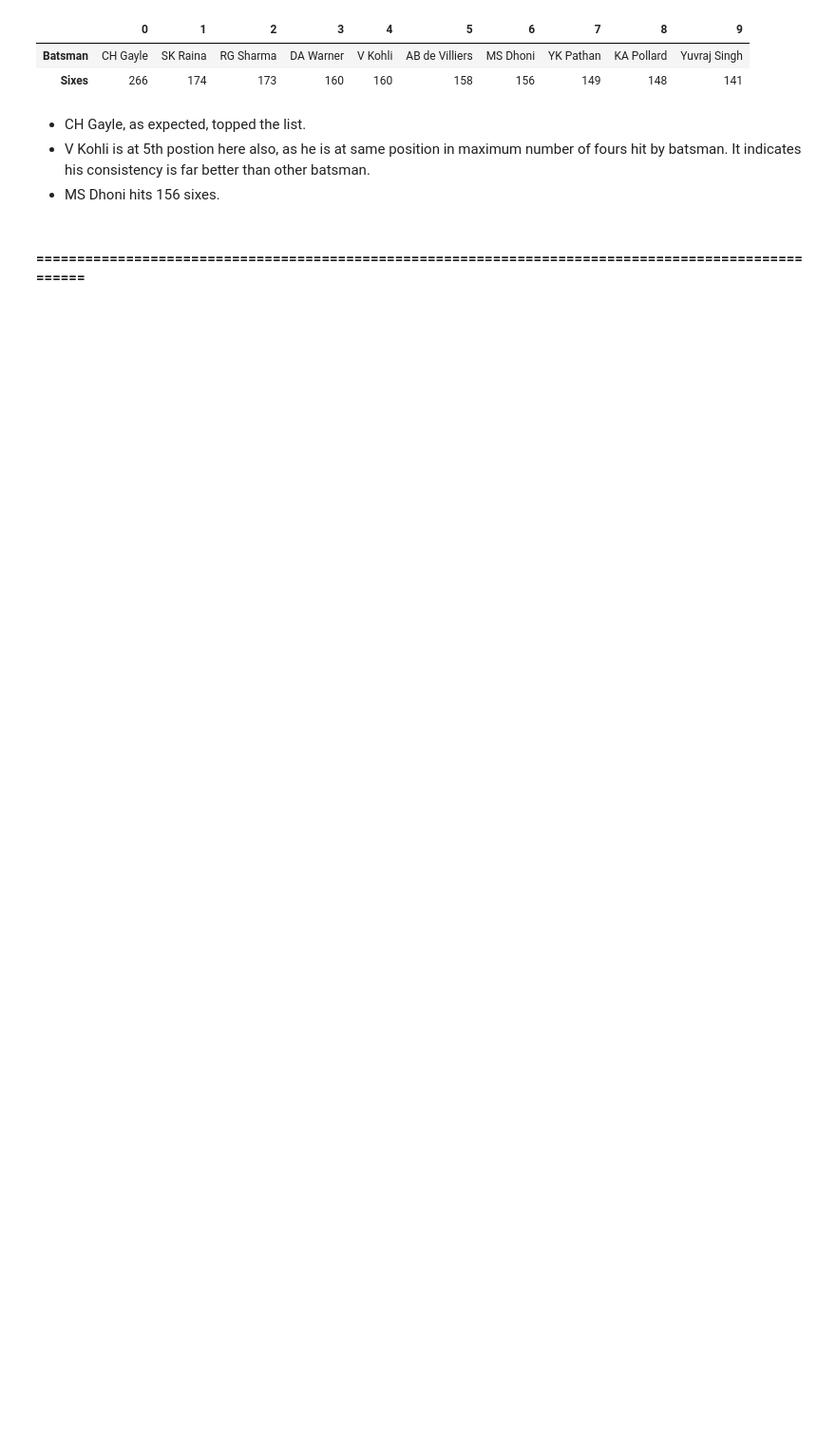
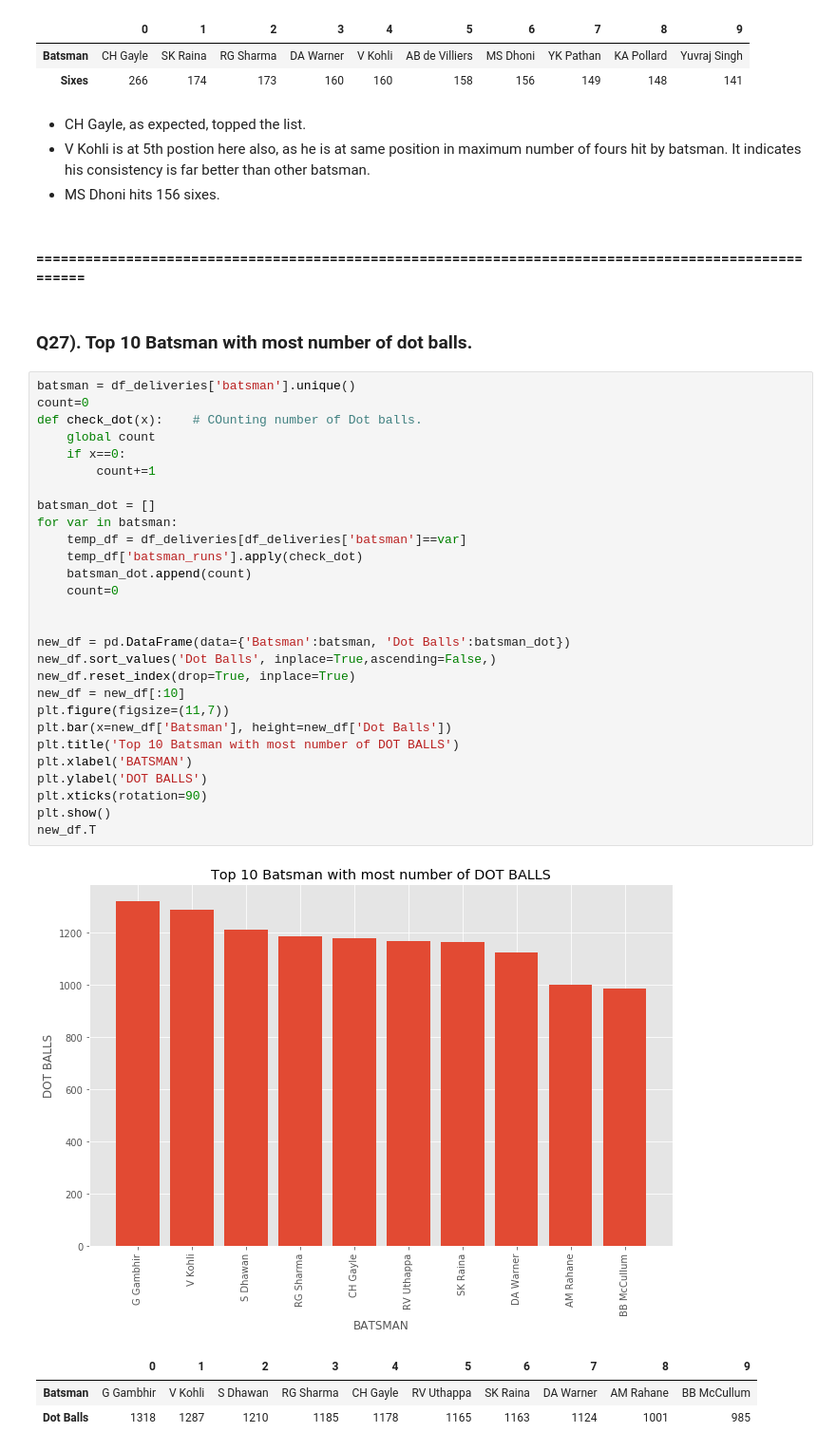
Before and after one commit to rahul-72/IPL_Dataset_Analysis, a Jupyter notebook: ipl.ipynb, the cells around one changed output. Shown: that part at 95% size. Saved outputs shown, nothing was run; the diff lists cells and outputs as text; blank space fills up the shorter version.

```diff
--- a/ipl.ipynb
+++ b/ipl.ipynb
@@ -679,3 +679,38 @@ new_df.T
 * MS Dhoni hits 156 sixes.
 # %% [markdown]
 #### ====================================================================================================
+# %% [markdown]
+### Q27). Top 10 Batsman with most number of dot balls.
+# %%
+batsman = df_deliveries['batsman'].unique()
+count=0
+def check_dot(x):    # COunting number of Dot balls.
+    global count
+    if x==0:
+        count+=1
+
+batsman_dot = []
+for var in batsman:
+    temp_df = df_deliveries[df_deliveries['batsman']==var]
+    temp_df['batsman_runs'].apply(check_dot)
+    batsman_dot.append(count)
+    count=0
+
+
+new_df = pd.DataFrame(data={'Batsman':batsman, 'Dot Balls':batsman_dot})
+new_df.sort_values('Dot Balls', inplace=True,ascending=False,)
+new_df.reset_index(drop=True, inplace=True)
+new_df = new_df[:10]
+plt.figure(figsize=(11,7))
+plt.bar(x=new_df['Batsman'], height=new_df['Dot Balls'])
+plt.title('Top 10 Batsman with most number of DOT BALLS')
+plt.xlabel('BATSMAN')
+plt.ylabel('DOT BALLS')
+plt.xticks(rotation=90)
+plt.show()
+new_df.T
+# %% [output]
+[figure, added]
+|  | 0 | 1 | 2 | 3 | 4 | 5 | 6 | 7 | 8 | 9 |
+| Batsman | G Gambhir | V Kohli | S Dhawan | RG Sharma | CH Gayle | RV Uthappa | SK Raina | DA Warner | AM Rahane | BB McCullum |
+| Dot Balls | 1318 | 1287 | 1210 | 1185 | 1178 | 1165 | 1163 | 1124 | 1001 | 985 |
```
Also changed, not shown: parts of 28 cells of this notebook.
